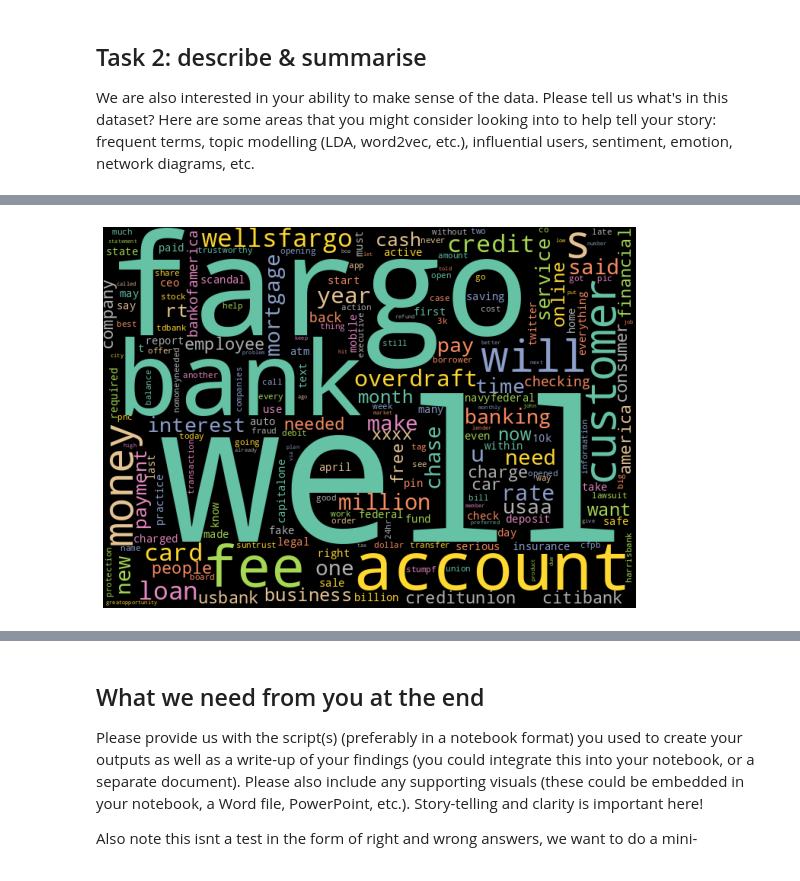
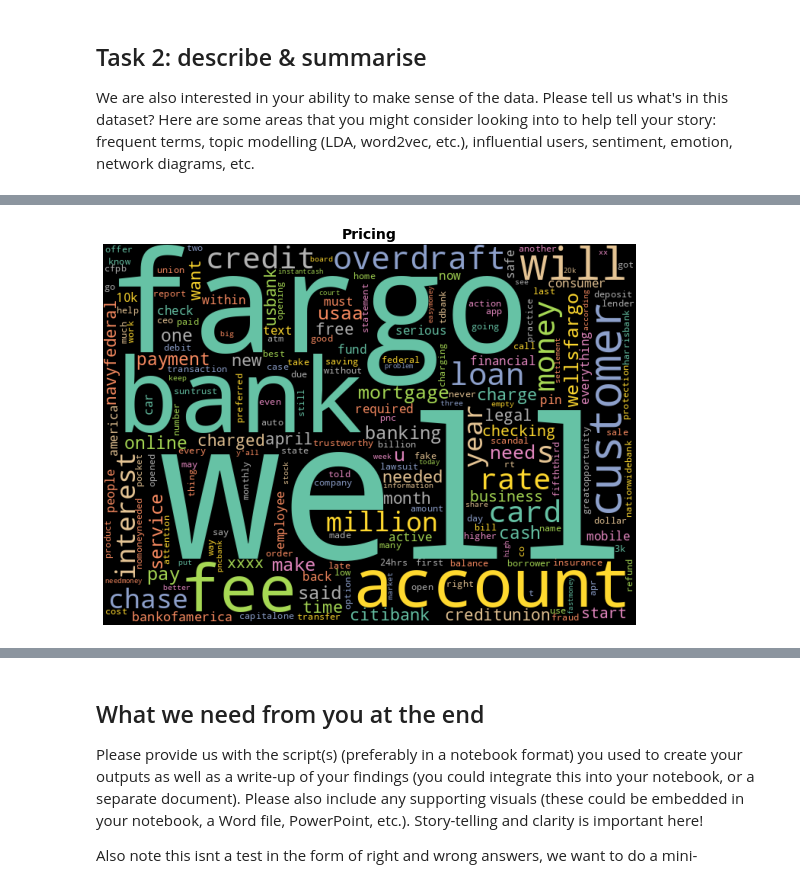
Before and after one commit to davidguzmanr/kantar-skills-test, a Jupyter notebook: Skills-test-David-Guzmán.ipynb, the cells around one changed output, grey strips where cells are left out. Cells and saved outputs as stored; diff of their text form; code cells hidden in the pictures.

```diff
--- a/Skills-test-David-Guzmán.ipynb
+++ b/Skills-test-David-Guzmán.ipynb
@@ -112,8 +113,42 @@ I applied the following preprocessing:
 - Simplify repeated punctuation symbols that appear more than 2 times, for example, "whats up??!!!!!" -> "whats up?!"
 
 I didn't remove stop words and I didn't lemmatize because I prefer to keep the text as *'natural'* as possible for the more complex models.
+# %%
+def preprocess_text(text):
+    """
+    Applies a simple preprocessing to a string.
+
+    Parameters
+    ----------
+
+    text: str.
+        String to preprocess.
+
+    Returns
+    -------
+    Preprocessed string.
+    """
+
+    text = text.lower()                            # Convert to lowercase
+
+    text = re.sub('http\S+', '', text)             # Remove urls
+    text = re.sub('[\t\n\r\x0b\x0c]', '', text)    # Remove whitespaces
+
+    # text = re.sub('#\w+', '', text)                # Remove hashtags
+    # text = re.sub('@\w+', '', text)                # Remove usernames
+
+    # Simplify repeated punctuation symbols that appear more than 2 times,
+    # for example, "whats up??!!!!!" -> "whats up?!"
+    for punctuation in string.punctuation.replace('\\', ''):
+        pattern = f'\\{punctuation}{{2,}}'
+        text = re.sub(pattern, punctuation, text)
+
+    # Remove leading and trailing whitespaces
+    text = text.strip()
+
+    return text
 # %%
-data['Text'] = data['Text'].apply(lambda text: preprocessing.preprocess_text(text))
+data['Text'] = data['Text'].apply(preprocess_text)
 # %% [markdown]
 There are only 3,828 examples, which is not too much, so I will use 80\% for train and 20\% for test.
 # %%
@@ -399,14 +443,15 @@ looking into to help tell your story: frequent terms, topic modelling (LDA, word
 # %%
-text = data['Text'].apply(lambda text: text + ' ').sum()
+text = data[data['label'] == 1]['Text'].apply(lambda text: text + ' ').sum()
 
 # Create and generate a word cloud image:
 wordcloud = WordCloud(width=700, height=500, stopwords=STOPWORDS,
                       colormap='Set2', random_state=42, collocations=False)
 wordcloud = wordcloud.generate(text)
 
 plt.figure(figsize=(10,7))
 plt.imshow(wordcloud)
-plt.axis("off")
+plt.title('Pricing', weight='bold', size=14)
+plt.axis('off')
 plt.show()
 # %% [output]
-[figure, old version]
+[figure, new version]
```
Also changed, not shown: parts of 13 cells of this notebook, 1 other file.
